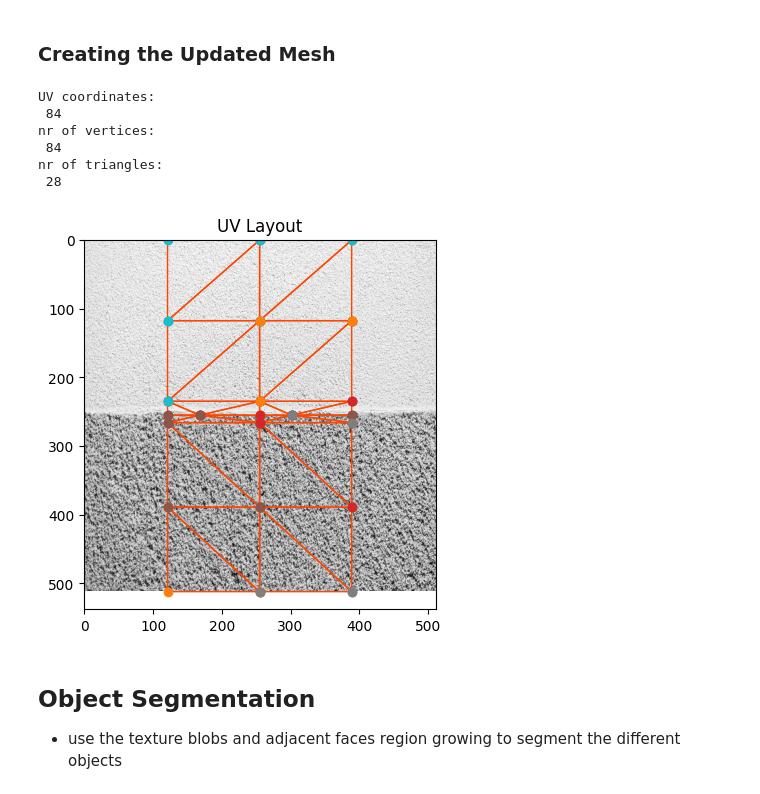
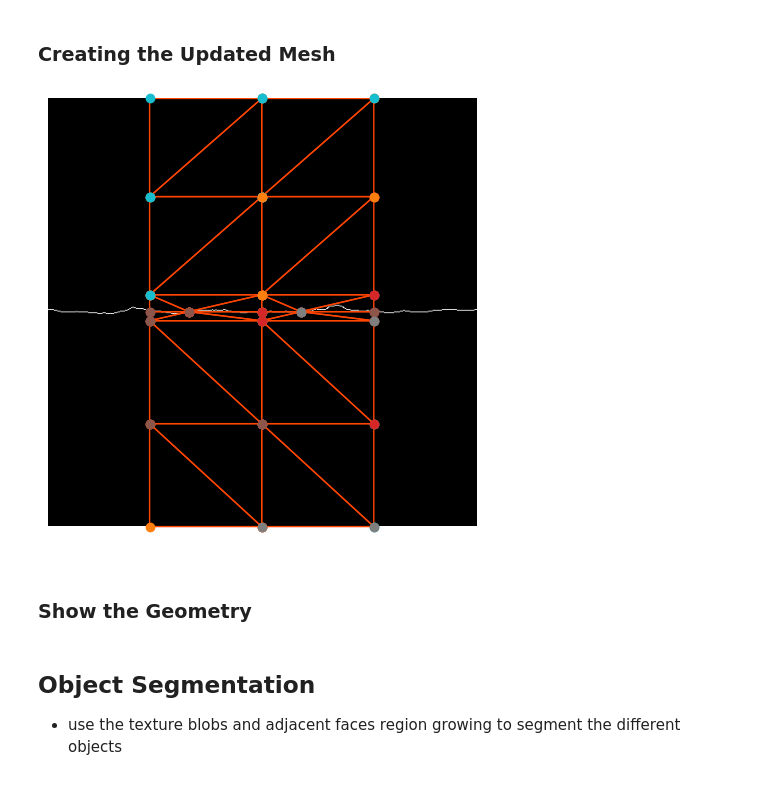
Before and after one commit to JelleKUL/segmentationtools, a Jupyter notebook: docs/source/examples/workflow.ipynb, the cells around one changed output. Cells and saved outputs as stored; diff of their text form; code cells hidden in the pictures.

```diff
--- a/docs/source/examples/workflow.ipynb
+++ b/docs/source/examples/workflow.ipynb
@@ -33,9 +37,11 @@ mesh = o3d.io.read_triangle_mesh(meshPath, True)
 # %%
 import segmentationtools.fseg as fseg
 
+windowSize = 20
+omegaVal = 0.2
+
 texture = np.asarray(mesh.textures[0])
 grayTexture = cv2.resize(cv2.cvtColor(texture, cv2.COLOR_BGR2GRAY), (512, 512))
-
 # define filter bank and apply to image. for color images, convert rgb to grey scale and then apply filter bank
 filter_list = [('log', .5, [3, 3]), ('log', 1, [5, 5]),
                 ('gabor', 1.5, 0), ('gabor', 1.5, math.pi/2), ('gabor', 1.5, math.pi/4), ('gabor', 1.5, -math.pi/4),
@@ -45,5 +51,10 @@ filter_out = fseg.image_filtering(grayTexture, filter_list=filter_list)
 # include original image as one band
 Ig = np.concatenate((np.float32(grayTexture.reshape((grayTexture.shape[0], grayTexture.shape[1], 1))), filter_out), axis=2)
 # run segmentation. try different window size, with and without nonneg constraints
-segmentedTexture = fseg.Fseg(Ig, ws=20, segn=0, omega=0.2, nonneg_constraint=False)
+segmentedTexture = fseg.Fseg(Ig, ws=windowSize, segn=0, omega=omegaVal, nonneg_constraint=False)
+# Remap to greyscale
+a = segmentedTexture
+segmentedMappedTexture = np.round(np.interp(a, (a.min(), a.max()), (0, 255))).astype(np.uint8)
+print("Texture is segmented")
+st.show_img(segmentedMappedTexture, bw=False)
 # %% [output]
@@ -136,13 +126,12 @@ segmentationtools.show_img(dstp2)
 # Plot the triangles on the uv plane
 # Scale the uv coordinates with the image dimensions
 uvPoints = np.asarray(mesh.triangle_uvs) * np.array([segmentedMappedTexture.shape[1],segmentedMappedTexture.shape[0]])
-print("UV coordinates: \n", len(uvPoints))
-print("nr of vertices: \n", len(mesh.vertices))
+plt.axis('off')
+plt.tight_layout()
 plt.imshow(grayTexture, cmap='gray')
 
 for i in range((int)(len(uvPoints)/3)):
     plt.fill(*zip(*uvPoints[3*i:3*i+3]), facecolor='none', edgecolor='orangered', linewidth=1)
-    plt.scatter(*zip(*uvPoints[3*i:3*i+3]))
-plt.title('UV Layout')
+    plt.scatter(*zip(*uvPoints[3*i:3*i+3]), clip_on=False)
 plt.show()
 # %% [output]
@@ -218,7 +183,6 @@ print(np.asarray(mesh.triangle_uvs))
 ### Triangle Slicing
 # %%
 # Perform the triangle slicing algorithm for each triangle seperatly
-import segmentationtools
 uv_coords = np.asarray(mesh.triangle_uvs) * np.array([segmentedMappedTexture.shape[1],segmentedMappedTexture.shape[0]])
 verts = np.asarray(mesh.vertices)
 bounds = [segmentedMappedTexture.shape[1], segmentedMappedTexture.shape[0]]
@@ -228,19 +192,13 @@ new_vertices = []
 new_uvs = []
 new_triangles = []
 nrOfVerts = 0
-nrOfOgVerts = 0
+nrOfOfVerts = 0
 
 for triangle in mesh.triangles:
-    #print(triangle)
-    points_uv = np.array([uv_coords[nrOfOgVerts],uv_coords[nrOfOgVerts+1],uv_coords[nrOfOgVerts+2]])
-    nrOfOgVerts+=3
+    points_uv = np.array([uv_coords[nrOfOfVerts],uv_coords[nrOfOfVerts+1],uv_coords[nrOfOfVerts+2]])
+    nrOfOfVerts+=3
     points_3d = np.array([verts[triangle[0]],verts[triangle[1]],verts[triangle[2]]])
-    #print(points_uv)
-    #print(points_uv.shape, edgePoints.shape)
     newTriangles,newTriangles_3d = st.cut_triangle(points_uv, edgePoints, points_3d)
-    if(len(newTriangles) == 3):
-        print(np.array(newTriangles).reshape(-1,2))
-        print(np.array(newTriangles_3d).reshape(-1,3))
     for i in range(len(newTriangles)):
         new_vertices.append(newTriangles_3d[i])
         new_uvs.append(newTriangles[i] / np.array([segmentedMappedTexture.shape[1],segmentedMappedTexture.shape[0]]))
@@ -271,25 +211,20 @@ newMesh = st.create_mesh(new_vertices, new_triangles, new_uvs, texture)
 # %%
 # Plot the triangles on the uv plane
 # Scale the uv coordinates with the image dimensions
 uvPoints = np.asarray(newMesh.triangle_uvs) * np.array([segmentedMappedTexture.shape[1],segmentedMappedTexture.shape[0]])
-print("UV coordinates: \n", len(uvPoints))
-print("nr of vertices: \n", len(newMesh.vertices))
-print("nr of triangles: \n" , len(newMesh.triangles))
+plt.axis('off')
+plt.tight_layout()
 plt.imshow(grayTexture, cmap='gray')
+plt.imshow(dstp)
 
 for i in range((int)(len(uvPoints)/3)):
         plt.fill(*zip(*uvPoints[3*i:3*i+3]), facecolor='none', edgecolor='orangered', linewidth=1)
-        plt.scatter(*zip(*uvPoints[3*i:3*i+3]))
-plt.title('UV Layout')
+        plt.scatter(*zip(*uvPoints[3*i:3*i+3]), clip_on=False)
 plt.show()
 # %% [output]
-UV coordinates:
- 84
-nr of vertices:
- 84
-nr of triangles:
- 28
-[figure, old version]
+[figure, new version]
+# %% [markdown]
+### Show the Geometry
 # %%
 pcd = o3d.geometry.PointCloud()
 pcd.points = o3d.utility.Vector3dVector(np.asarray(newMesh.vertices)[6:9])
```
Also changed, not shown: parts of 25 cells of this notebook, 3 other files.
